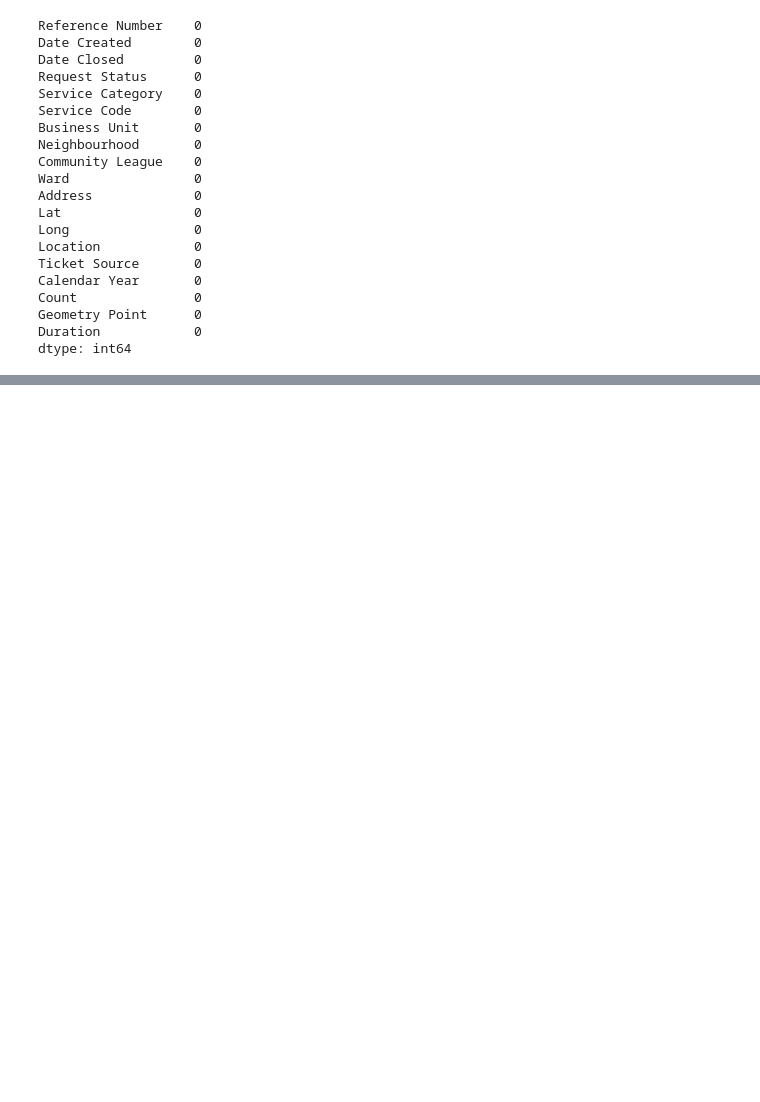
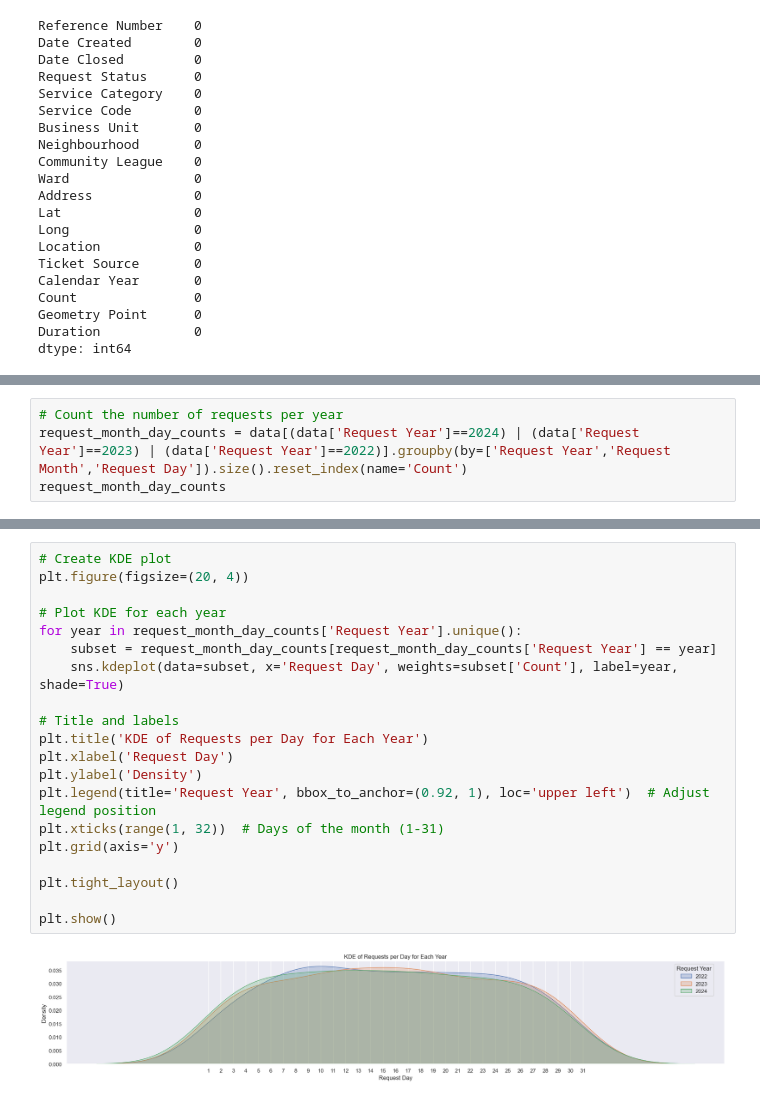
Before and after one commit to hrmn-preet/311-Requests-Forecast-Mapper, a Jupyter notebook: notebooks/EDA.ipynb, the cells around one changed output, grey strips where cells are left out. Drawn from its saved outputs; the diff is of its cells as text; blank space fills up the shorter version.

```diff
--- a/notebooks/EDA.ipynb
+++ b/notebooks/EDA.ipynb
@@ -72,0 +215,4 @@ plt.show()
+# %%
+# Count the number of requests per year
+request_month_day_counts = data[(data['Request Year']==2024) | (data['Request Year']==2023) | (data['Request Year']==2022)].groupby(by=['Request Year','Request Month','Request Day']).size().reset_index(name='Count')
+request_month_day_counts
@@ -72,0 +233,22 @@ plt.show()
+# %%
+# Create KDE plot
+plt.figure(figsize=(20, 4))
+
+# Plot KDE for each year
+for year in request_month_day_counts['Request Year'].unique():
+    subset = request_month_day_counts[request_month_day_counts['Request Year'] == year]
+    sns.kdeplot(data=subset, x='Request Day', weights=subset['Count'], label=year, shade=True)
+
+# Title and labels
+plt.title('KDE of Requests per Day for Each Year')
+plt.xlabel('Request Day')
+plt.ylabel('Density')
+plt.legend(title='Request Year', bbox_to_anchor=(0.92, 1), loc='upper left')  # Adjust legend position
+plt.xticks(range(1, 32))  # Days of the month (1-31)
+plt.grid(axis='y')
+
+plt.tight_layout()
+
+plt.show()
+# %% [output]
+[figure, added]
```
Also changed, not shown: parts of 53 cells of this notebook, 1 other file.
